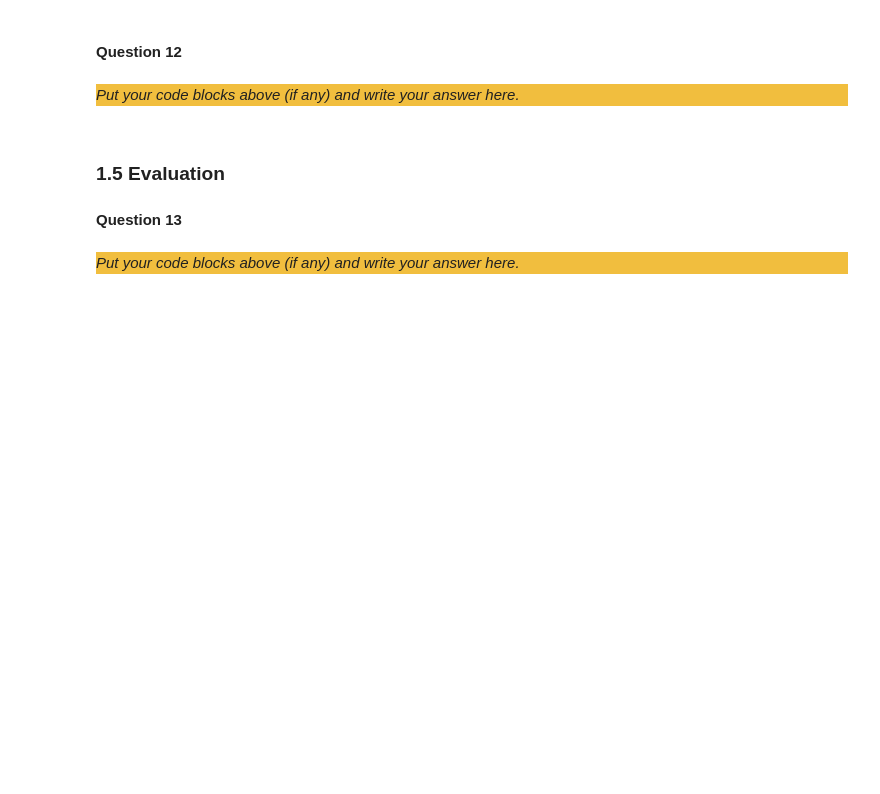
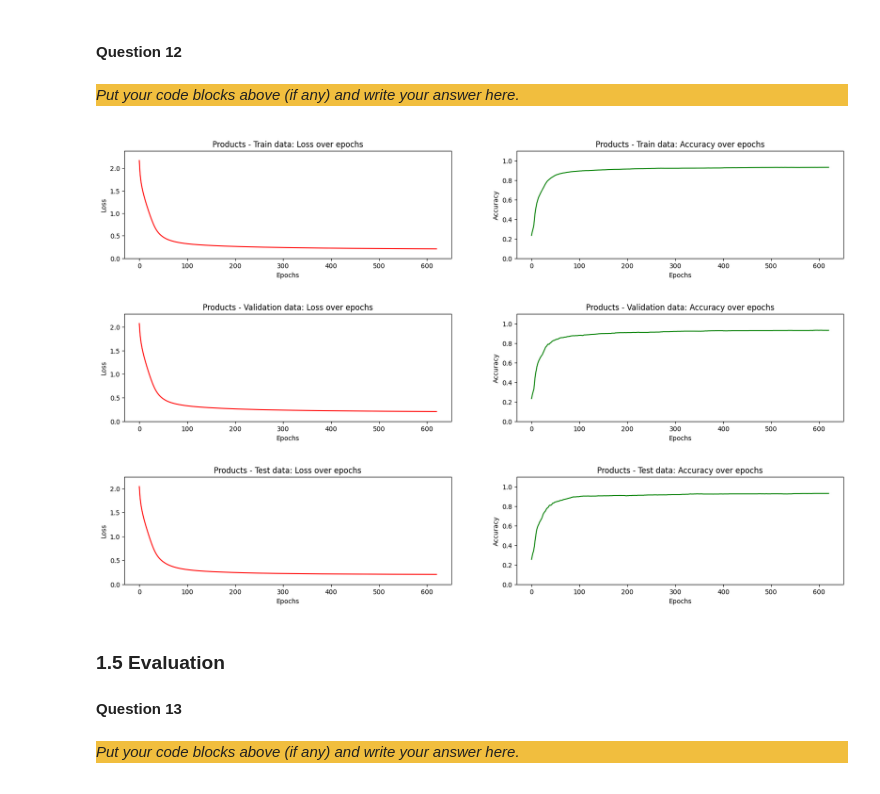
Before and after one commit to zain1290/Artificial-Neural-Network, a Jupyter notebook: src/Main.ipynb, the cells around one changed output. Drawn from its saved outputs; the diff is of its cells as text; code cells hidden in the pictures; blank space fills up the shorter version.

```diff
--- a/src/Main.ipynb
+++ b/src/Main.ipynb
@@ -519,3 +654,25 @@ _Put your code blocks above (if any) and write your answer here._
+# %%
+p = Network([Linear(10, 6, init_strategy="he"), Activation(ReLU()),
+                     Linear(6, 7, init_strategy="xavier")])
+
+losses, accuracies, losses_val, accuracies_val, losses_test, accuracies_test, epochs = train_with_extended_history(p,
+                                   X_train, y_train,
+                                   X_val, y_val,
+                                   X_test, y_test,
+                                   SoftmaxCrossEntropy(),
+                                   lambda x: np.argmax(x, axis=1),
+                                   lr=0.005,
+                                   batch_size=64,
+                                   early_stopping=True,
+                                   epochs=1000)
+
+plot_accuracy_loss(losses, accuracies, title="Products - Train data: ")
+plot_accuracy_loss(losses_val, accuracies_val, title="Products - Validation data: ")
+plot_accuracy_loss(losses_test, accuracies_test, title="Products - Test data: ")
+# %% [output]
+[figure, added]
+[figure, added]
+[figure, added]
 # %% [markdown]
 ### 1.5 Evaluation
 
```
Also changed, not shown: parts of 14 cells of this notebook, 2 other files.
